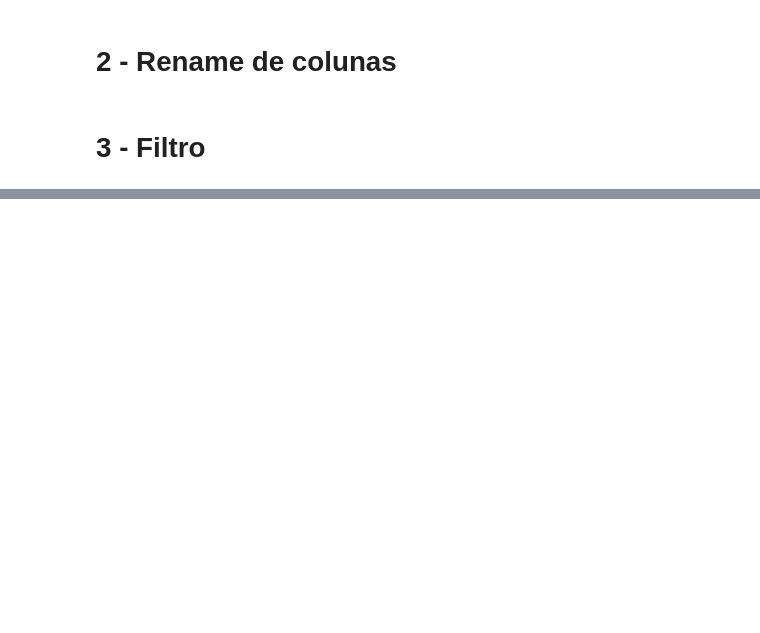
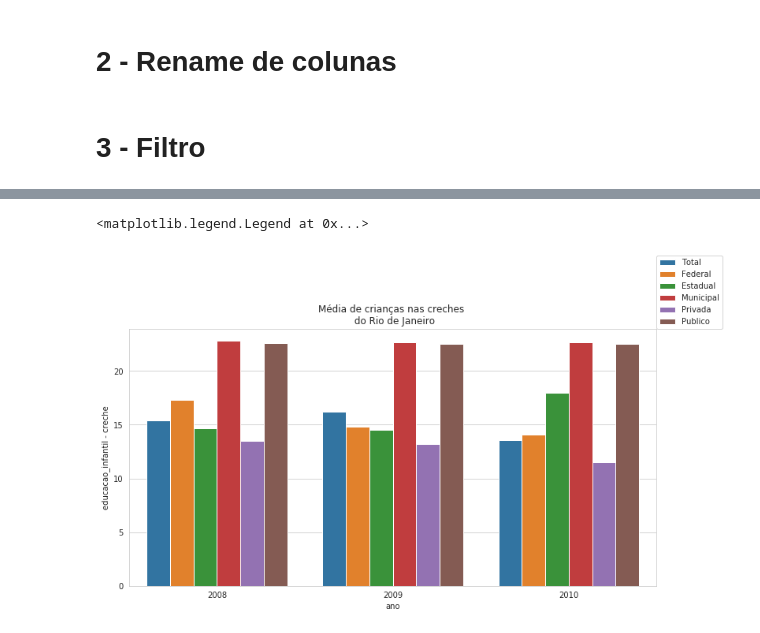
Before and after one commit to sbouchardet/inf2420, a Jupyter notebook: ExploreDatasets.ipynb, the cells around one changed output, grey strips where cells are left out. Drawn from its saved outputs; the diff is of its cells as text; code cells hidden in the pictures; blank space fills up the shorter version.

```diff
--- a/ExploreDatasets.ipynb
+++ b/ExploreDatasets.ipynb
@@ -109,0 +136,2 @@ alunos_renamed_filtred = alunos_renamed[
+# %%
+alunos_filtered = filter_df(alunos_renamed)
@@ -109,0 +140,6 @@ alunos_renamed_filtred = alunos_renamed[
+# %%
+city_name = "RIO DE JANEIRO"
+state_name = "RJ"
+# %%
+alunos_rj = alunos_filtered[ (alunos_filtered["municipio"] == city_name) &
+                              (alunos_filtered["estado"] == state_name)]
@@ -109,0 +166,17 @@ alunos_renamed_filtred = alunos_renamed[
+# %%
+import seaborn as sns
+from matplotlib import pyplot as plt
+sns.set_style("whitegrid")
+# %%
+plt.subplots(figsize=(12,6))
+plt.title("Média de crianças nas creches \n do Rio de Janeiro")
+
+sns.barplot(x="ano",
+            y="educacao_infantil - creche",
+            hue="rede",
+            data=alunos_rj,
+            ci=None)
+plt.legend(loc=[1,1])
+# %% [output]
+<matplotlib.legend.Legend at 0x...>
+[figure, added]
```
Also changed, not shown: parts of 11 cells of this notebook, 9 other files.
